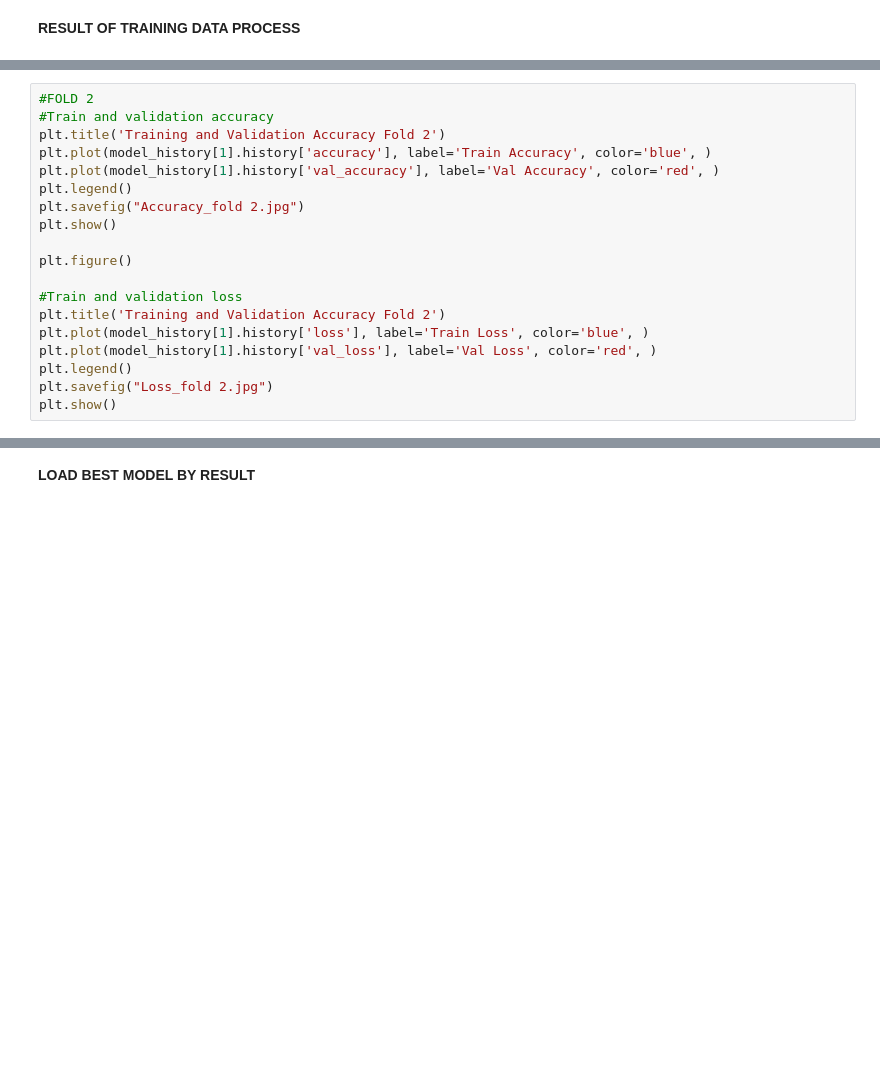
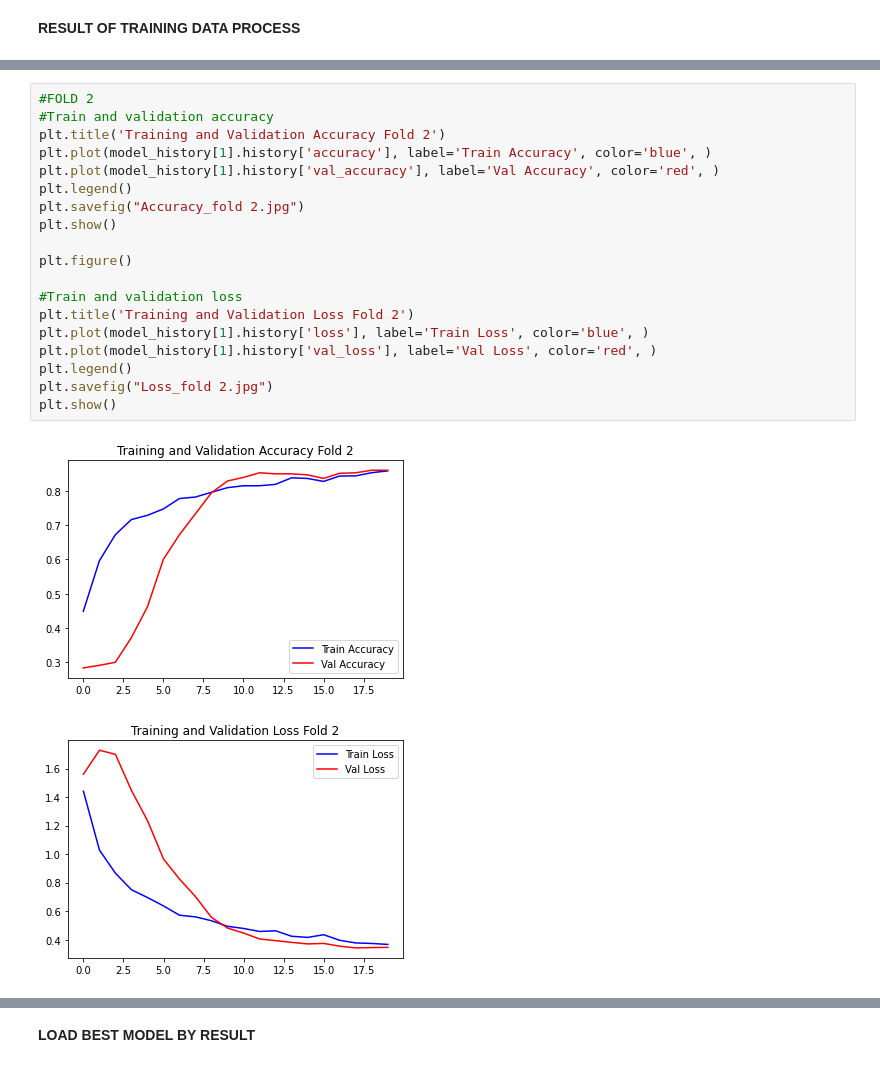
Before and after one commit to avishatr/TA, a Jupyter notebook: alexnet-corn-or-maize-disease-detectection.ipynb, the cells around one changed output, grey strips where cells are left out. Cells and saved outputs as stored; diff of their text form; blank space fills up the shorter version.

```diff
--- a/alexnet-corn-or-maize-disease-detectection.ipynb
+++ b/alexnet-corn-or-maize-disease-detectection.ipynb
@@ -235,22 +284,25 @@ plt.show()
 # %%
 #FOLD 2
 #Train and validation accuracy
 plt.title('Training and Validation Accuracy Fold 2')
 plt.plot(model_history[1].history['accuracy'], label='Train Accuracy', color='blue', )
 plt.plot(model_history[1].history['val_accuracy'], label='Val Accuracy', color='red', )
 plt.legend()
 plt.savefig("Accuracy_fold 2.jpg")
 plt.show()
 
 plt.figure()
 
 #Train and validation loss
-plt.title('Training and Validation Accuracy Fold 2')
+plt.title('Training and Validation Loss Fold 2')
 plt.plot(model_history[1].history['loss'], label='Train Loss', color='blue', )
 plt.plot(model_history[1].history['val_loss'], label='Val Loss', color='red', )
 plt.legend()
 plt.savefig("Loss_fold 2.jpg")
 plt.show()
+# %% [output]
+[figure, added]
+[figure, added]
 # %%
 #FOLD 3
 #Train and validation accuracy
```
Also changed, not shown: parts of 19 cells of this notebook.
